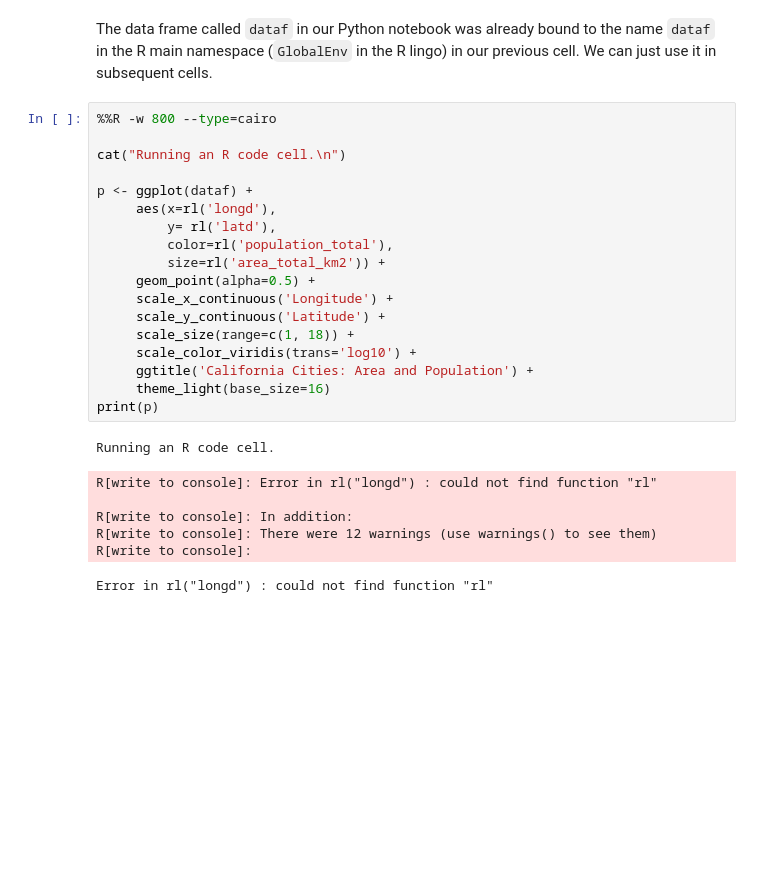
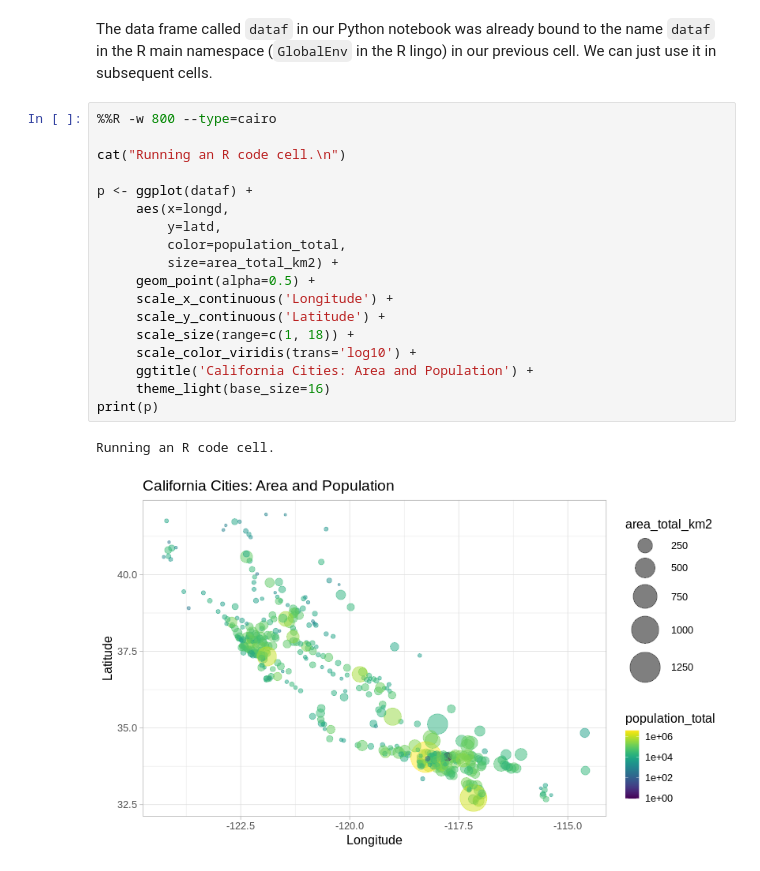
Before and after one commit to rpy2/rpy2.github.io, a Jupyter notebook: docs/doc/latest/html/_static/notebooks/jupyter.ipynb, the cells around one changed output. Drawn from its saved outputs; the diff is of its cells as text; blank space fills up the shorter version.

```diff
--- a/docs/doc/latest/html/_static/notebooks/jupyter.ipynb
+++ b/docs/doc/latest/html/_static/notebooks/jupyter.ipynb
@@ -224,26 +224,21 @@ We can just use it in subsequent cells.
 # %%
 %%R -w 800 --type=cairo
 
 cat("Running an R code cell.\n")
 
 p <- ggplot(dataf) +
-     aes(x=rl('longd'),
-         y= rl('latd'),
-         color=rl('population_total'),
-         size=rl('area_total_km2')) +
+     aes(x=longd,
+         y=latd,
+         color=population_total,
+         size=area_total_km2) +
      geom_point(alpha=0.5) +
      scale_x_continuous('Longitude') +
      scale_y_continuous('Latitude') +
      scale_size(range=c(1, 18)) +
      scale_color_viridis(trans='log10') +
      ggtitle('California Cities: Area and Population') +
      theme_light(base_size=16)
 print(p)
 # %% [output]
 Running an R code cell.
-R[write to console]: Error in rl("longd") : could not find function "rl"
-
-R[write to console]: In addition:
-R[write to console]: There were 12 warnings (use warnings() to see them)
-R[write to console]:
-Error in rl("longd") : could not find function "rl"
+[figure, added]
```
Also changed, not shown: 30 other files.
